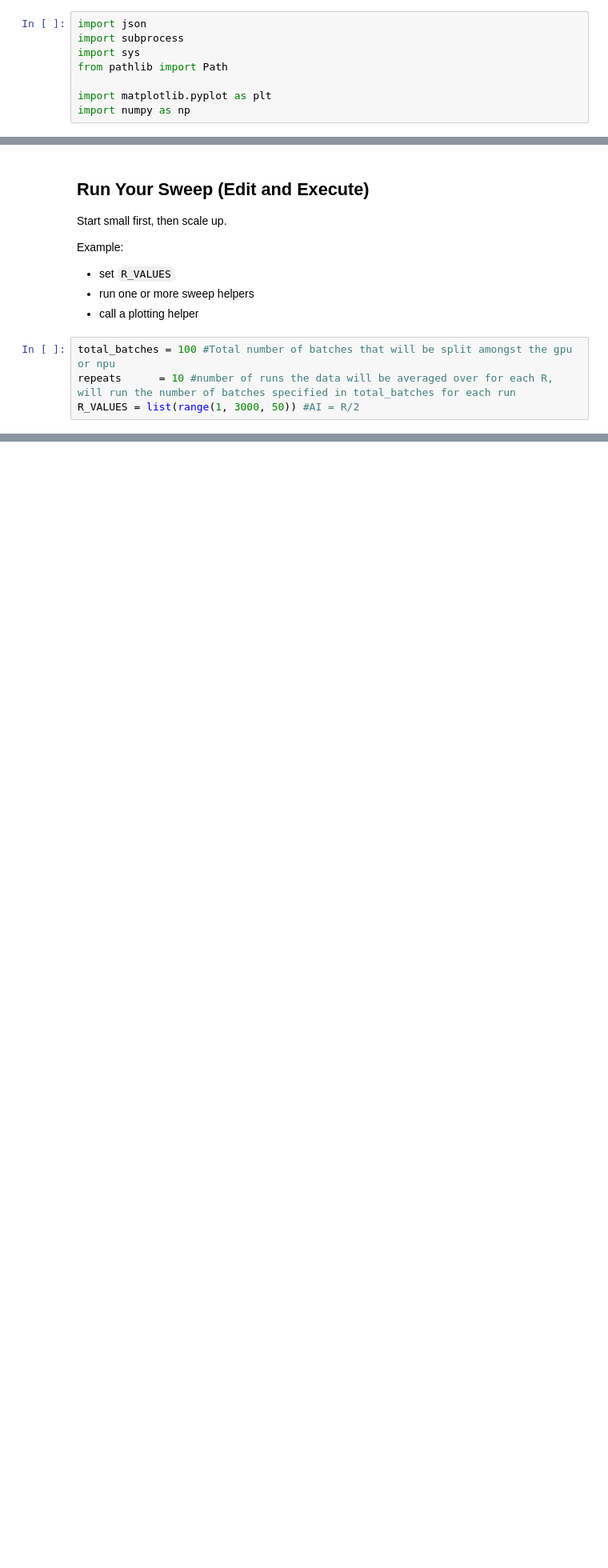
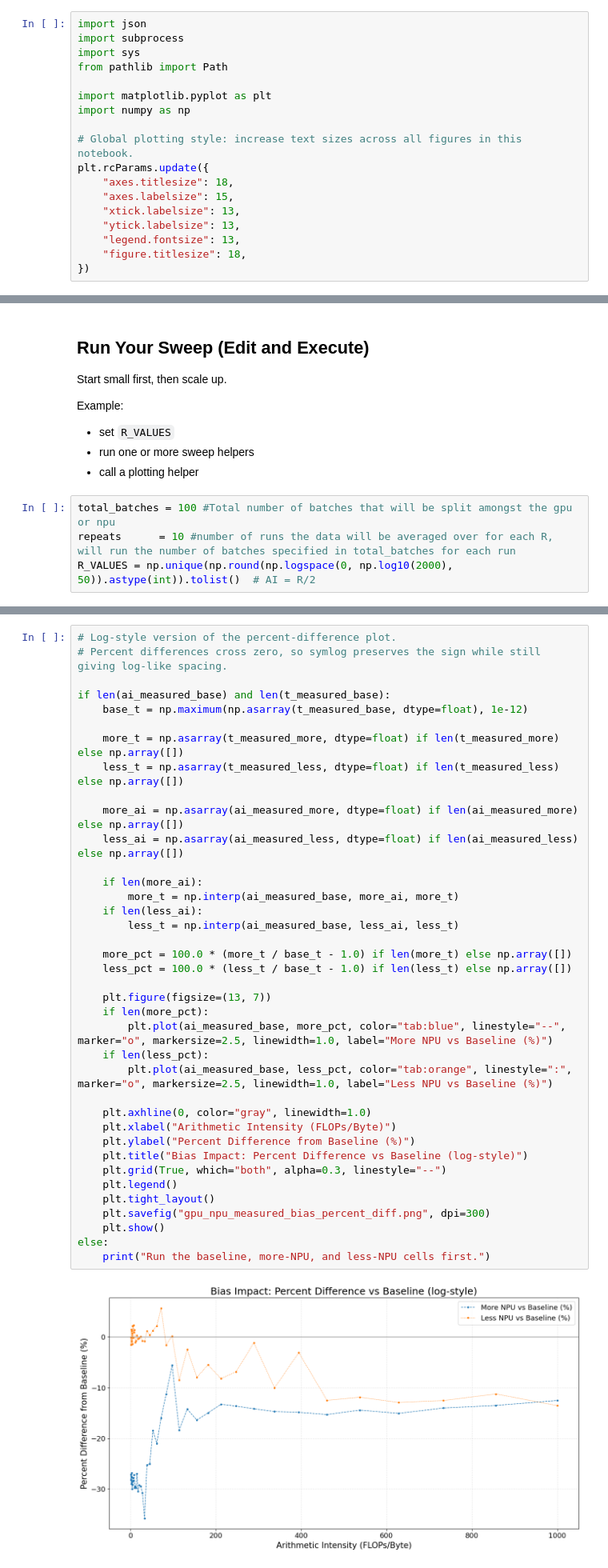
Before and after one commit to stevhill/roofline, a Jupyter notebook: generate_roofline_gpu_npu_template.ipynb, the cells around one changed output, grey strips where cells are left out. Shown at 80% size. Cells and saved outputs as stored; diff of their text form; blank space fills up the shorter version.

```diff
--- a/generate_roofline_gpu_npu_template.ipynb
+++ b/generate_roofline_gpu_npu_template.ipynb
@@ -6,6 +6,16 @@ from pathlib import Path
 
 import matplotlib.pyplot as plt
 import numpy as np
+
+# Global plotting style: increase text sizes across all figures in this notebook.
+plt.rcParams.update({
+    "axes.titlesize": 18,
+    "axes.labelsize": 15,
+    "xtick.labelsize": 13,
+    "ytick.labelsize": 13,
+    "legend.fontsize": 13,
+    "figure.titlesize": 18,
+})
 # %%
 # ---- Core configuration (edit these first) ----
 NOTEBOOK_DIR = Path.cwd()
@@ -107,7 +117,7 @@ Example:
 # %%
 total_batches = 100 #Total number of batches that will be split amongst the gpu or npu
 repeats      = 10 #number of runs the data will be averaged over for each R, will run the number of batches specified in total_batches for each run
-R_VALUES = list(range(1, 3000, 50)) #AI = R/2
+R_VALUES = np.unique(np.round(np.logspace(0, np.log10(2000), 50)).astype(int)).tolist()  # AI = R/2
 # %%
 npu_points      = []
 # ── NPU sweep ─────────────────────────────────────────────────────────────────
@@ -367,0 +546,40 @@ Less-NPU mean TFLOPS: 10.1024
+# %%
+# Log-style version of the percent-difference plot.
+# Percent differences cross zero, so symlog preserves the sign while still giving log-like spacing.
+
+if len(ai_measured_base) and len(t_measured_base):
+    base_t = np.maximum(np.asarray(t_measured_base, dtype=float), 1e-12)
+
+    more_t = np.asarray(t_measured_more, dtype=float) if len(t_measured_more) else np.array([])
+    less_t = np.asarray(t_measured_less, dtype=float) if len(t_measured_less) else np.array([])
+
+    more_ai = np.asarray(ai_measured_more, dtype=float) if len(ai_measured_more) else np.array([])
+    less_ai = np.asarray(ai_measured_less, dtype=float) if len(ai_measured_less) else np.array([])
+
+    if len(more_ai):
+        more_t = np.interp(ai_measured_base, more_ai, more_t)
+    if len(less_ai):
+        less_t = np.interp(ai_measured_base, less_ai, less_t)
+
+    more_pct = 100.0 * (more_t / base_t - 1.0) if len(more_t) else np.array([])
+    less_pct = 100.0 * (less_t / base_t - 1.0) if len(less_t) else np.array([])
+
+    plt.figure(figsize=(13, 7))
+    if len(more_pct):
+        plt.plot(ai_measured_base, more_pct, color="tab:blue", linestyle="--", marker="o", markersize=2.5, linewidth=1.0, label="More NPU vs Baseline (%)")
+    if len(less_pct):
+        plt.plot(ai_measured_base, less_pct, color="tab:orange", linestyle=":", marker="o", markersize=2.5, linewidth=1.0, label="Less NPU vs Baseline (%)")
+
+    plt.axhline(0, color="gray", linewidth=1.0)
+    plt.xlabel("Arithmetic Intensity (FLOPs/Byte)")
+    plt.ylabel("Percent Difference from Baseline (%)")
+    plt.title("Bias Impact: Percent Difference vs Baseline (log-style)")
+    plt.grid(True, which="both", alpha=0.3, linestyle="--")
+    plt.legend()
+    plt.tight_layout()
+    plt.savefig("gpu_npu_measured_bias_percent_diff.png", dpi=300)
+    plt.show()
+else:
+    print("Run the baseline, more-NPU, and less-NPU cells first.")
+# %% [output]
+[figure, added]
```
Also changed, not shown: parts of 7 cells of this notebook, 17 other files.
